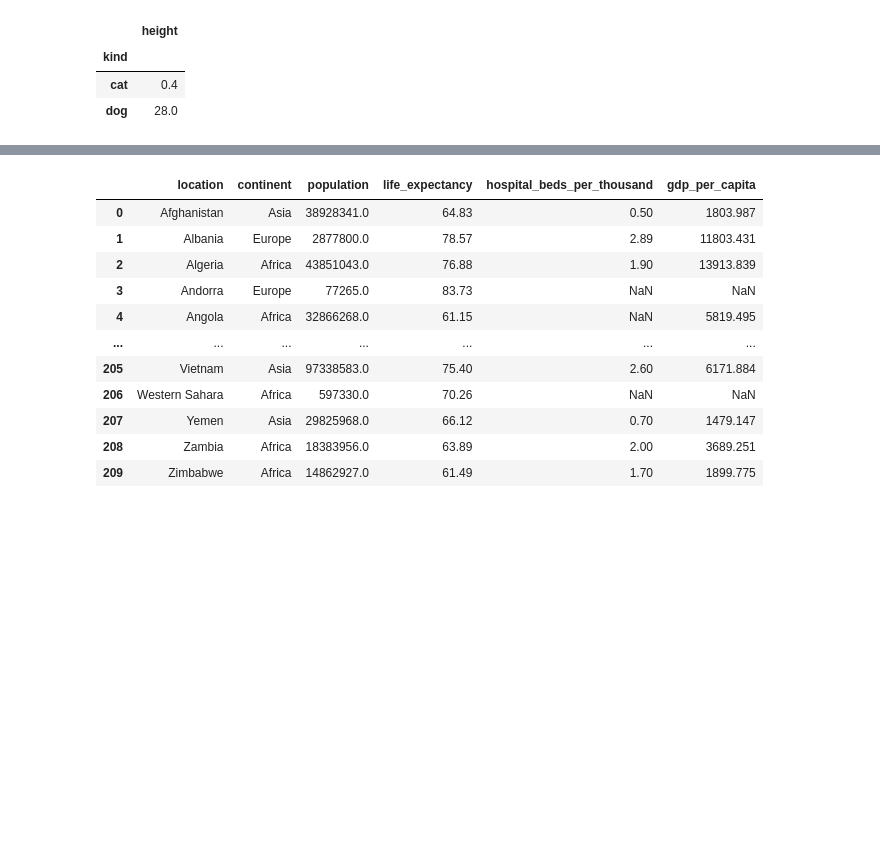
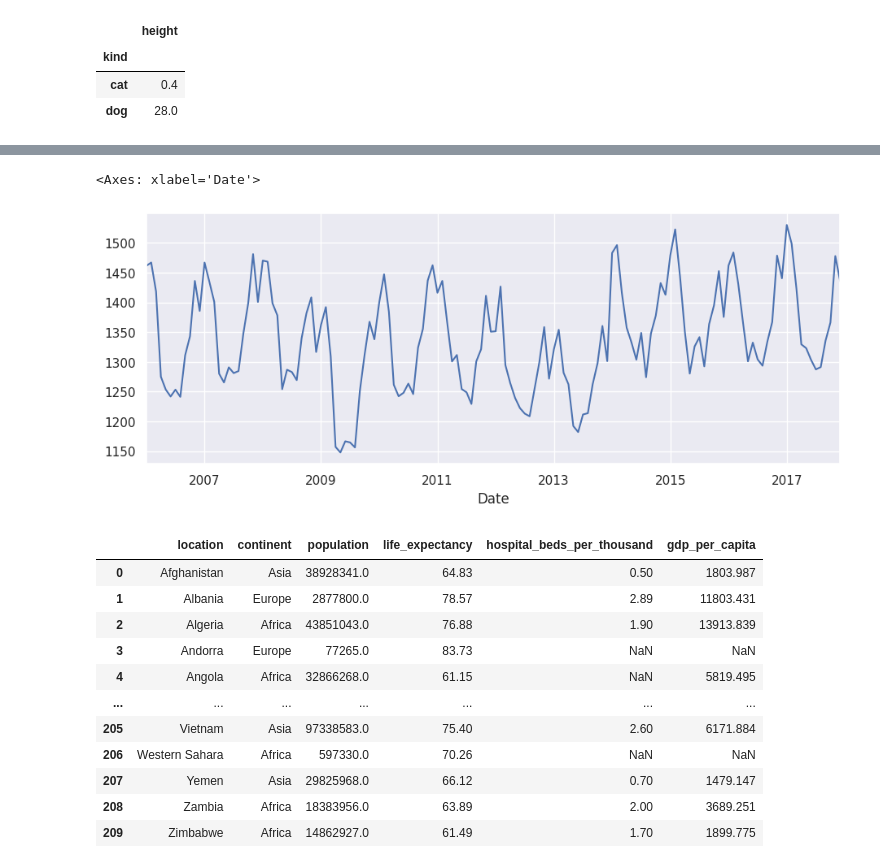
Before and after one commit to Mohamed209/machine-learning-course, a Jupyter notebook: Chapter_1_data_science_toolbox/2_Pandas/pandas-tutorial_p2.ipynb, the cells around one changed output, grey strips where cells are left out. Drawn from its saved outputs; the diff is of its cells as text; code cells hidden in the pictures; blank space fills up the shorter version.

```diff
--- a/Chapter_1_data_science_toolbox/2_Pandas/pandas-tutorial_p2.ipynb
+++ b/Chapter_1_data_science_toolbox/2_Pandas/pandas-tutorial_p2.ipynb
@@ -229,0 +404,5 @@ display(grp)
+# %%
+opsd_daily.resample("M").aggregate("mean")["Consumption"].plot()
+# %% [output]
+<Axes: xlabel='Date'>
+[figure, added]
```
Also changed, not shown: parts of 14 cells of this notebook.
